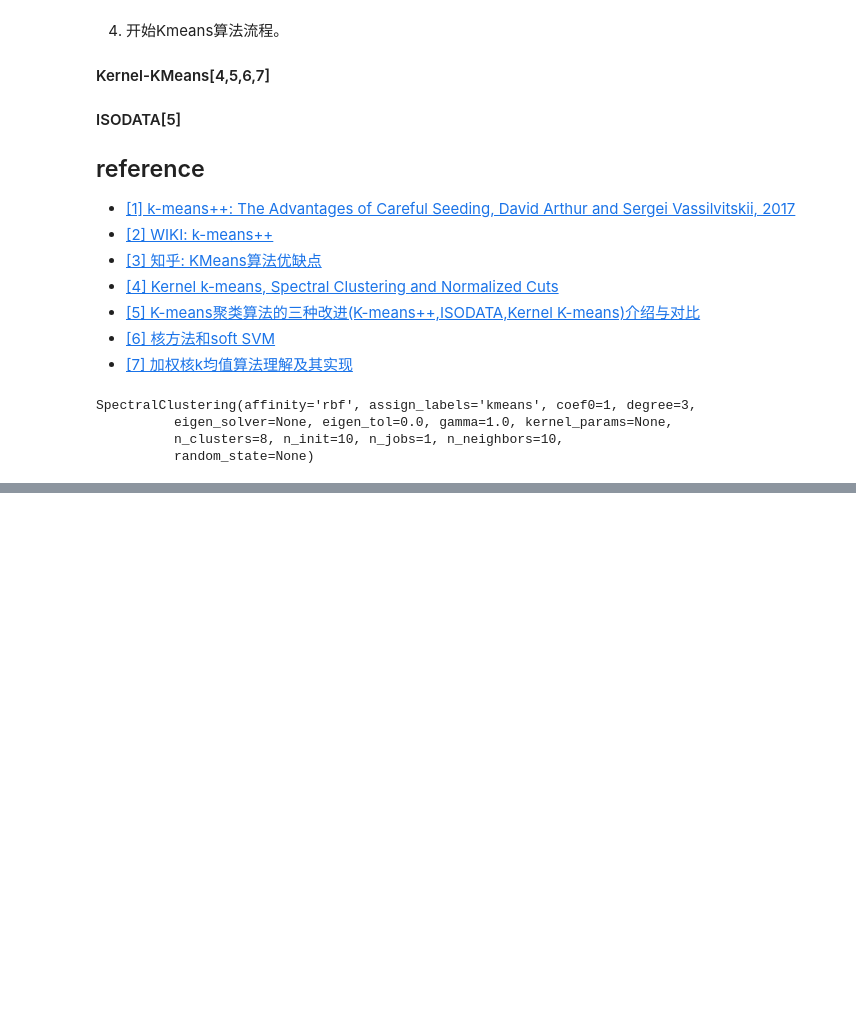
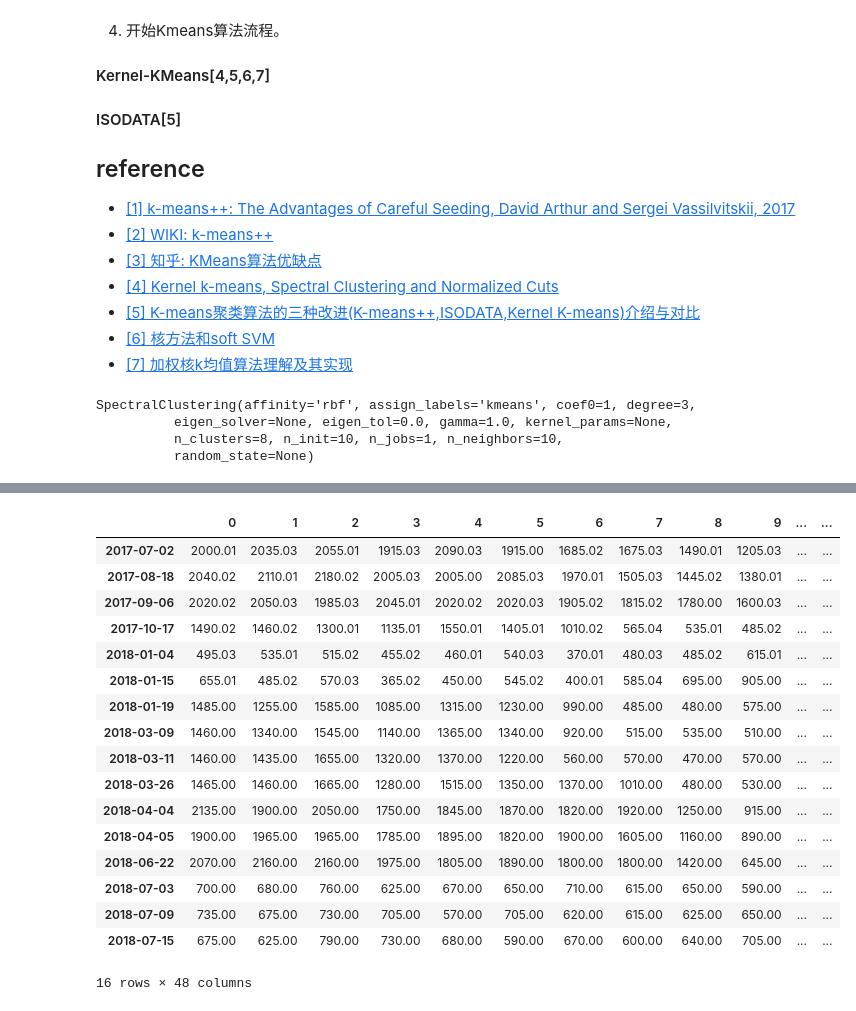
Before and after one commit to EvilPsyCHo/Cluster, a Jupyter notebook: doc/models/KMeans.ipynb, the cells around one changed output, grey strips where cells are left out. Drawn from its saved outputs; the diff is of its cells as text; code cells hidden in the pictures; blank space fills up the shorter version.

```diff
--- a/doc/models/KMeans.ipynb
+++ b/doc/models/KMeans.ipynb
@@ -131,0 +135,21 @@ adjusted_rand_score(kernel_kmeans.labels_, kmeans_pp.labels_)
+# %%
+data[kernel_kmeans.labels_==0]
+# %% [output]
+|  | 0 | 1 | 2 | 3 | 4 | 5 | 6 | 7 | 8 | 9 | ... | ... |
+| 2017-07-02 | 2000.01 | 2035.03 | 2055.01 | 1915.03 | 2090.03 | 1915.00 | 1685.02 | 1675.03 | 1490.01 | 1205.03 | ... | ... |
+| 2017-08-18 | 2040.02 | 2110.01 | 2180.02 | 2005.03 | 2005.00 | 2085.03 | 1970.01 | 1505.03 | 1445.02 | 1380.01 | ... | ... |
+| 2017-09-06 | 2020.02 | 2050.03 | 1985.03 | 2045.01 | 2020.02 | 2020.03 | 1905.02 | 1815.02 | 1780.00 | 1600.03 | ... | ... |
+| 2017-10-17 | 1490.02 | 1460.02 | 1300.01 | 1135.01 | 1550.01 | 1405.01 | 1010.02 | 565.04 | 535.01 | 485.02 | ... | ... |
+| 2018-01-04 | 495.03 | 535.01 | 515.02 | 455.02 | 460.01 | 540.03 | 370.01 | 480.03 | 485.02 | 615.01 | ... | ... |
+| 2018-01-15 | 655.01 | 485.02 | 570.03 | 365.02 | 450.00 | 545.02 | 400.01 | 585.04 | 695.00 | 905.00 | ... | ... |
+| 2018-01-19 | 1485.00 | 1255.00 | 1585.00 | 1085.00 | 1315.00 | 1230.00 | 990.00 | 485.00 | 480.00 | 575.00 | ... | ... |
+| 2018-03-09 | 1460.00 | 1340.00 | 1545.00 | 1140.00 | 1365.00 | 1340.00 | 920.00 | 515.00 | 535.00 | 510.00 | ... | ... |
+| 2018-03-11 | 1460.00 | 1435.00 | 1655.00 | 1320.00 | 1370.00 | 1220.00 | 560.00 | 570.00 | 470.00 | 570.00 | ... | ... |
+| 2018-03-26 | 1465.00 | 1460.00 | 1665.00 | 1280.00 | 1515.00 | 1350.00 | 1370.00 | 1010.00 | 480.00 | 530.00 | ... | ... |
+| 2018-04-04 | 2135.00 | 1900.00 | 2050.00 | 1750.00 | 1845.00 | 1870.00 | 1820.00 | 1920.00 | 1250.00 | 915.00 | ... | ... |
+| 2018-04-05 | 1900.00 | 1965.00 | 1965.00 | 1785.00 | 1895.00 | 1820.00 | 1900.00 | 1605.00 | 1160.00 | 890.00 | ... | ... |
+| 2018-06-22 | 2070.00 | 2160.00 | 2160.00 | 1975.00 | 1805.00 | 1890.00 | 1800.00 | 1800.00 | 1420.00 | 645.00 | ... | ... |
+| 2018-07-03 | 700.00 | 680.00 | 760.00 | 625.00 | 670.00 | 650.00 | 710.00 | 615.00 | 650.00 | 590.00 | ... | ... |
+| 2018-07-09 | 735.00 | 675.00 | 730.00 | 705.00 | 570.00 | 705.00 | 620.00 | 615.00 | 625.00 | 650.00 | ... | ... |
+| 2018-07-15 | 675.00 | 625.00 | 790.00 | 730.00 | 680.00 | 590.00 | 670.00 | 600.00 | 640.00 | 705.00 | ... | ... |
+16 rows × 48 columns
```
Also changed, not shown: parts of 11 cells of this notebook, 9 other files.
